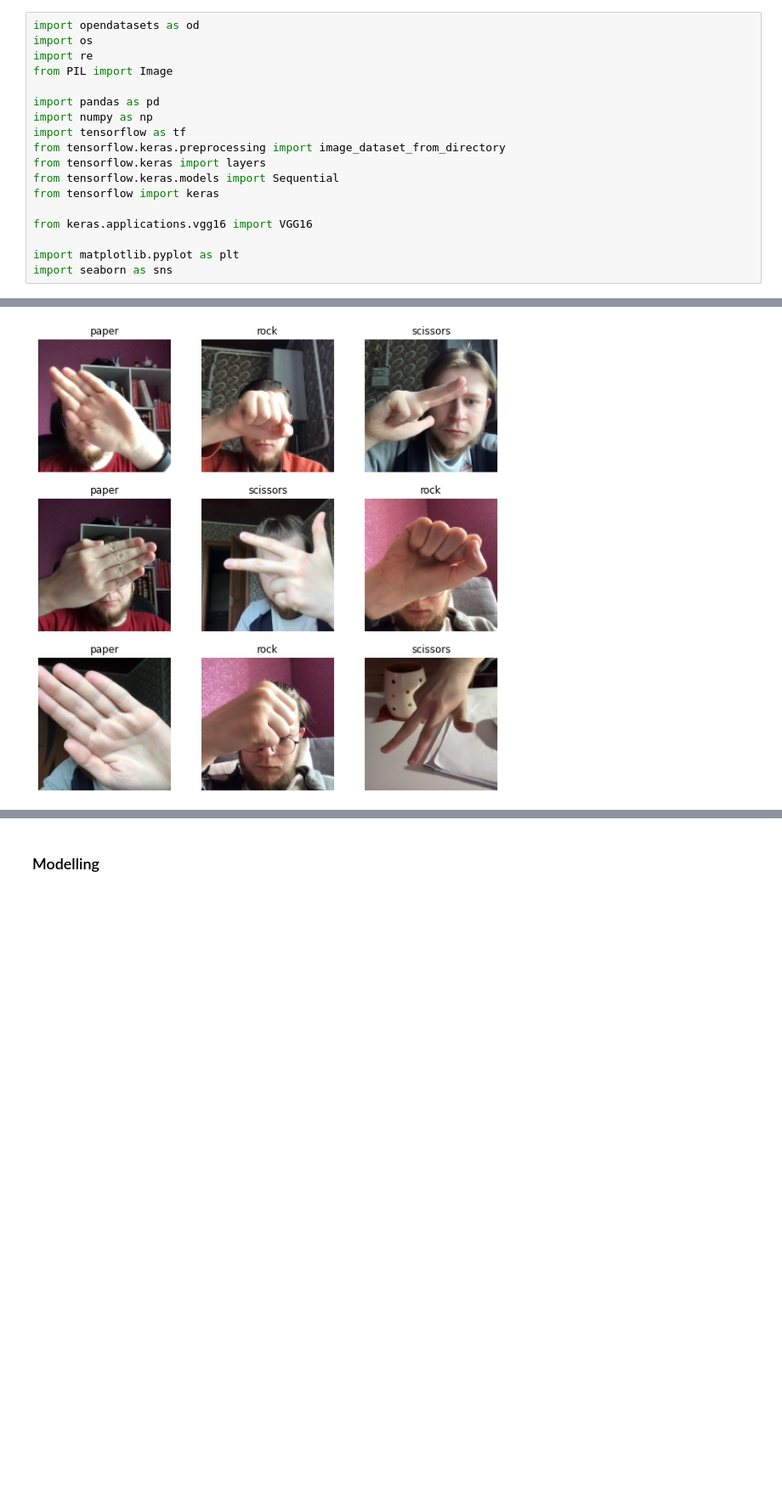
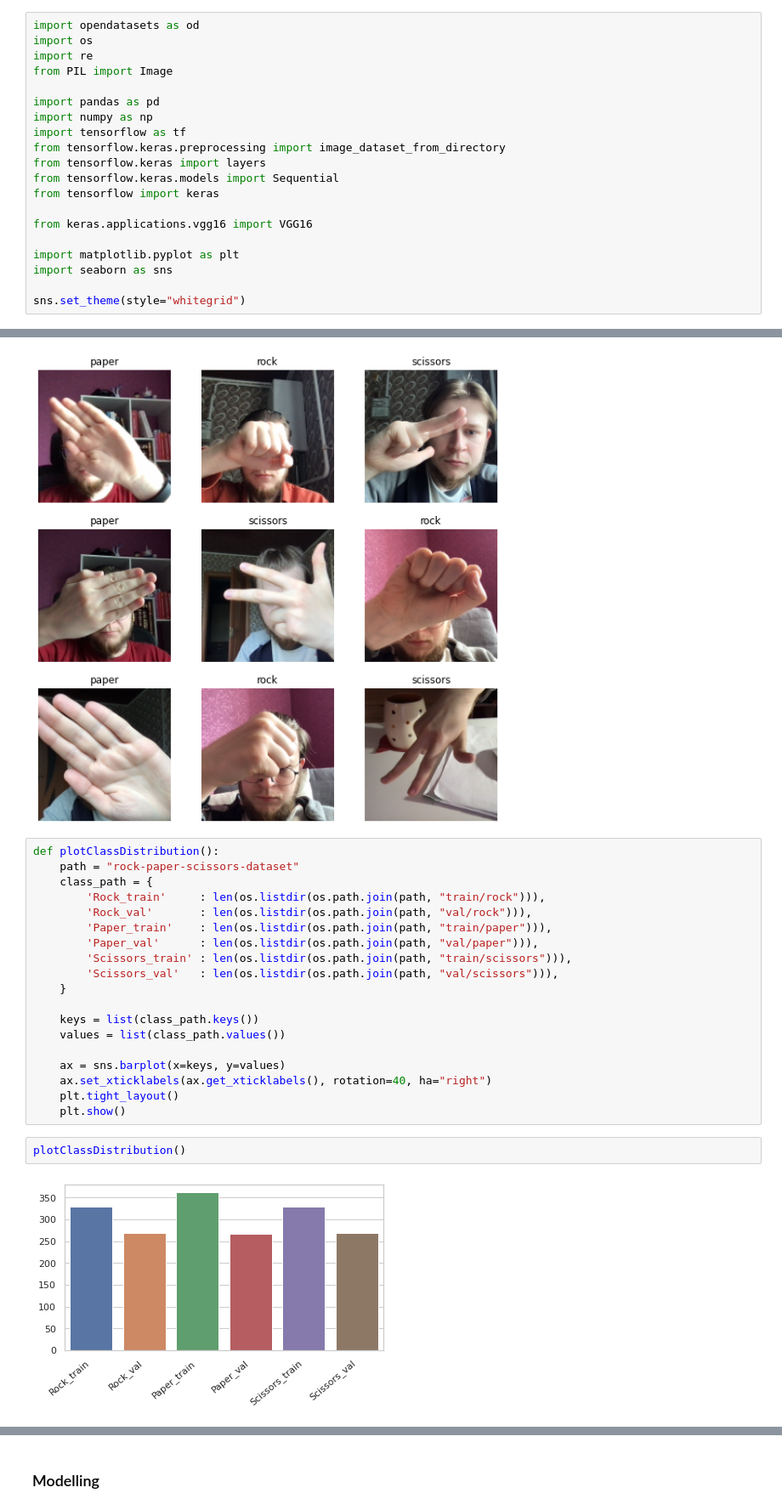
Before and after one commit to mpingus/rockpaperscissorsML, a Jupyter notebook: train.ipynb, the cells around one changed output, grey strips where cells are left out. Shown: that part at 85% size. Drawn from its saved outputs; the diff is of its cells as text; blank space fills up the shorter version.

Commit message:
Added DataViz Plots

```diff
--- a/train.ipynb
+++ b/train.ipynb
@@ -28,6 +28,8 @@ from keras.applications.vgg16 import VGG16
 
 import matplotlib.pyplot as plt
 import seaborn as sns
+
+sns.set_theme(style="whitegrid")
 # %% [markdown]
 ### Download Dataset
 # %%
@@ -80,3 +92,26 @@ for images, labels in train_DS.take(1):
     plt.axis("off")
 # %% [output]
 [figure]
+# %%
+def plotClassDistribution():
+    path = "rock-paper-scissors-dataset"
+    class_path = {
+        'Rock_train'     : len(os.listdir(os.path.join(path, "train/rock"))),
+        'Rock_val'       : len(os.listdir(os.path.join(path, "val/rock"))),
+        'Paper_train'    : len(os.listdir(os.path.join(path, "train/paper"))),
+        'Paper_val'      : len(os.listdir(os.path.join(path, "val/paper"))),
+        'Scissors_train' : len(os.listdir(os.path.join(path, "train/scissors"))),
+        'Scissors_val'   : len(os.listdir(os.path.join(path, "val/scissors"))),
+    }
+
+    keys = list(class_path.keys())
+    values = list(class_path.values())
+
+    ax = sns.barplot(x=keys, y=values)
+    ax.set_xticklabels(ax.get_xticklabels(), rotation=40, ha="right")
+    plt.tight_layout()
+    plt.show()
+# %%
+plotClassDistribution()
+# %% [output]
+[figure, added]
```
Also changed, not shown: parts of 8 cells of this notebook.
